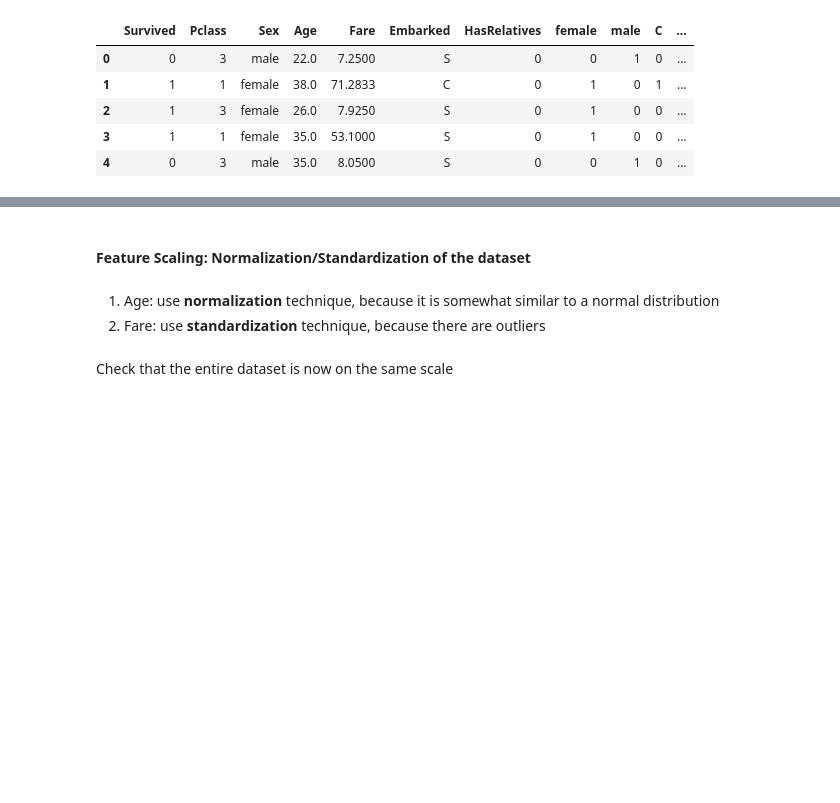
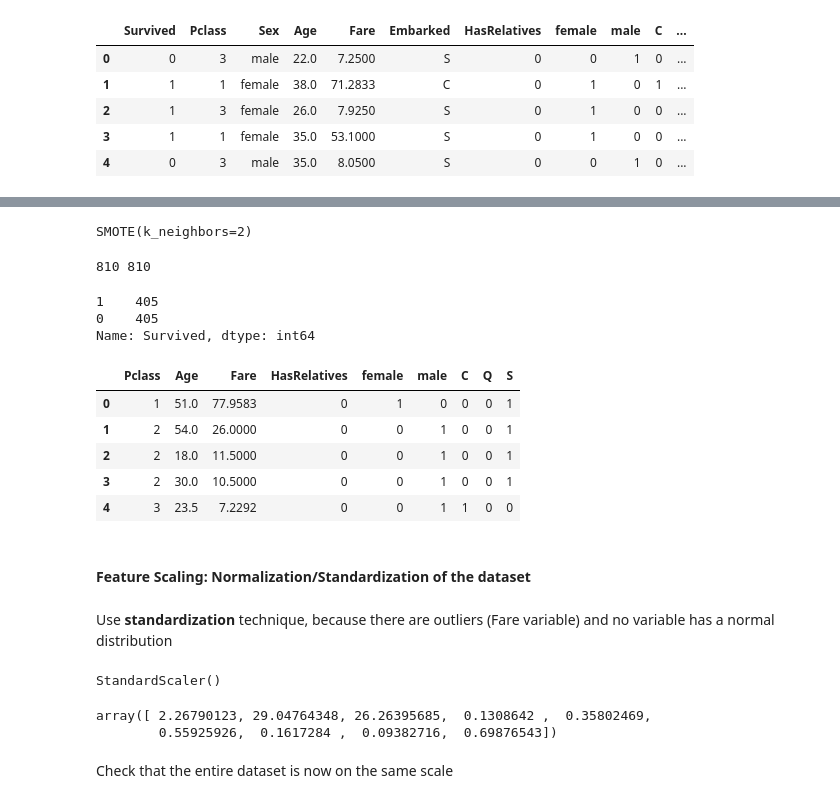
Before and after one commit to izabellapoliv/my_datascience-notebook, a Jupyter notebook: jupyterlab/work/titanic_challenge/create_model.ipynb, the cells around one changed output, grey strips where cells are left out. Drawn from its saved outputs; the diff is of its cells as text; code cells hidden in the pictures; blank space fills up the shorter version.

```diff
--- a/jupyterlab/work/titanic_challenge/create_model.ipynb
+++ b/jupyterlab/work/titanic_challenge/create_model.ipynb
@@ -366,0 +371,7 @@ df.drop(['Sex','Embarked'], axis = 1, inplace = True)
+# %%
+from sklearn.model_selection import train_test_split
+
+X_train, X_test, y_train, y_test = train_test_split(X, y,
+                                                    test_size = 0.25,
+                                                    random_state = 1234,
+                                                    stratify = df.Survived)
@@ -366,0 +399,16 @@ df.drop(['Sex','Embarked'], axis = 1, inplace = True)
+# %%
+over_sampler = SMOTE(k_neighbors = 2)
+over_sampler
+# %% [output]
+SMOTE(k_neighbors=2)
+# %%
+X_res, y_res = over_sampler.fit_resample(X_train, y_train)
+print(len(X_res), len(y_res))
+# %% [output]
+810 810
+# %%
+y_res.value_counts()
+# %% [output]
+1    405
+0    405
+Name: Survived, dtype: int64
@@ -367,6 +418,14 @@ df.drop(['Sex','Embarked'], axis = 1, inplace = True)
+# %%
+X_train.head()
+# %% [output]
+|  | Pclass | Age | Fare | HasRelatives | female | male | C | Q | S |
+| 0 | 1 | 51.0 | 77.9583 | 0 | 1 | 0 | 0 | 0 | 1 |
+| 1 | 2 | 54.0 | 26.0000 | 0 | 0 | 1 | 0 | 0 | 1 |
+| 2 | 2 | 18.0 | 11.5000 | 0 | 0 | 1 | 0 | 0 | 1 |
+| 3 | 2 | 30.0 | 10.5000 | 0 | 0 | 1 | 0 | 0 | 1 |
+| 4 | 3 | 23.5 | 7.2292 | 0 | 0 | 1 | 1 | 0 | 0 |
 # %% [markdown]
 #### Feature Scaling: Normalization/Standardization of the dataset
 # %% [markdown]
-1. Age: use **normalization** technique, because it is somewhat similar to a normal distribution
-2. Fare: use **standardization** technique, because there are outliers
+Use **standardization** technique, because there are outliers (Fare variable) and no variable has a normal distribution
 # %%
@@ -374,5 +433,11 @@ from sklearn.preprocessing import MinMaxScaler, StandardScaler
 # %%
-age_scaler = MinMaxScaler().fit(df.Age.values.reshape(len(df), 1))
-fare_scaler = StandardScaler().fit(df.Fare.values.reshape(len(df), 1))
-pclass_scaler = StandardScaler().fit(df.Pclass.values.reshape(len(df), 1))
+standard_scaler = StandardScaler().fit(X_train)
+standard_scaler
+# %% [output]
+StandardScaler()
+# %%
+standard_scaler.mean_
+# %% [output]
+array([ 2.26790123, 29.04764348, 26.26395685,  0.1308642 ,  0.35802469,
+        0.55925926,  0.1617284 ,  0.09382716,  0.69876543])
 # %%
```
Also changed, not shown: parts of 101 cells of this notebook, 2 other files.
